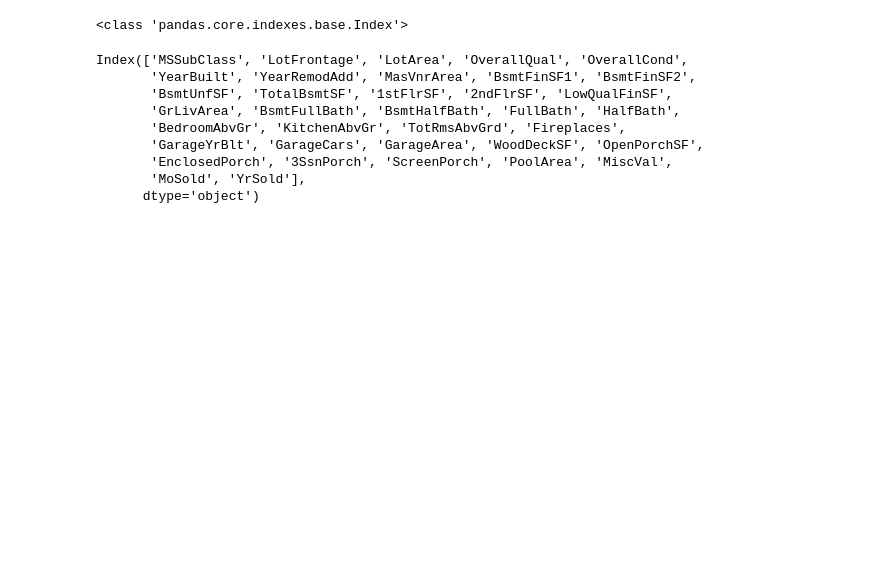
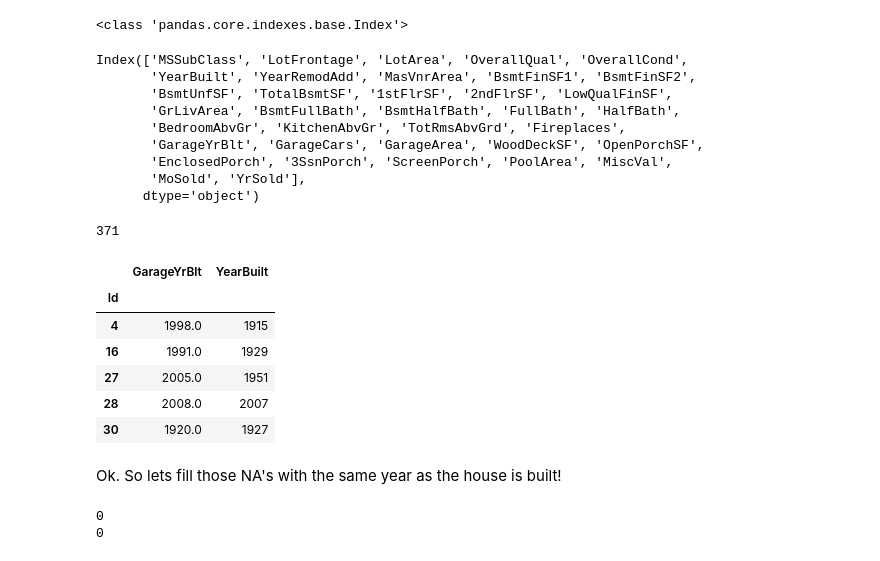
Before and after one commit to philippkaindl/Melbourne_housing, a Jupyter notebook: Housing_Exploration.ipynb, the cells around one changed output. Cells and saved outputs as stored; diff of their text form; code cells hidden in the pictures; blank space fills up the shorter version.

```diff
--- a/Housing_Exploration.ipynb
+++ b/Housing_Exploration.ipynb
@@ -285,3 +283,20 @@ Index(['MSSubClass', 'LotFrontage', 'LotArea', 'OverallQual', 'OverallCond',
        'EnclosedPorch', '3SsnPorch', 'ScreenPorch', 'PoolArea', 'MiscVal',
        'MoSold', 'YrSold'],
       dtype='object')
+# %%
+SumUnequal = (traindf.GarageYrBlt != traindf.YearBuilt).sum()
+SumUnequal
+# %% [output]
+371
+# %%
+traindf[['GarageYrBlt', 'YearBuilt']][traindf.GarageYrBlt != traindf.YearBuilt].head()
+# %% [output]
+|  | GarageYrBlt | YearBuilt |
+| Id |  |  |
+| 4 | 1998.0 | 1915 |
+| 16 | 1991.0 | 1929 |
+| 27 | 2005.0 | 1951 |
+| 28 | 2008.0 | 2007 |
+| 30 | 1920.0 | 1927 |
+# %% [markdown]
+Ok. So lets fill those NA's with the same year as the house is built!
@@ -287,0 +306,6 @@ Index(['MSSubClass', 'LotFrontage', 'LotArea', 'OverallQual', 'OverallCond',
+# %%
+print(traindf['GarageYrBlt'].isnull().sum())
+print(testdf['GarageYrBlt'].isnull().sum())
+# %% [output]
+0
+0
```
Also changed, not shown: parts of 8 cells of this notebook.
